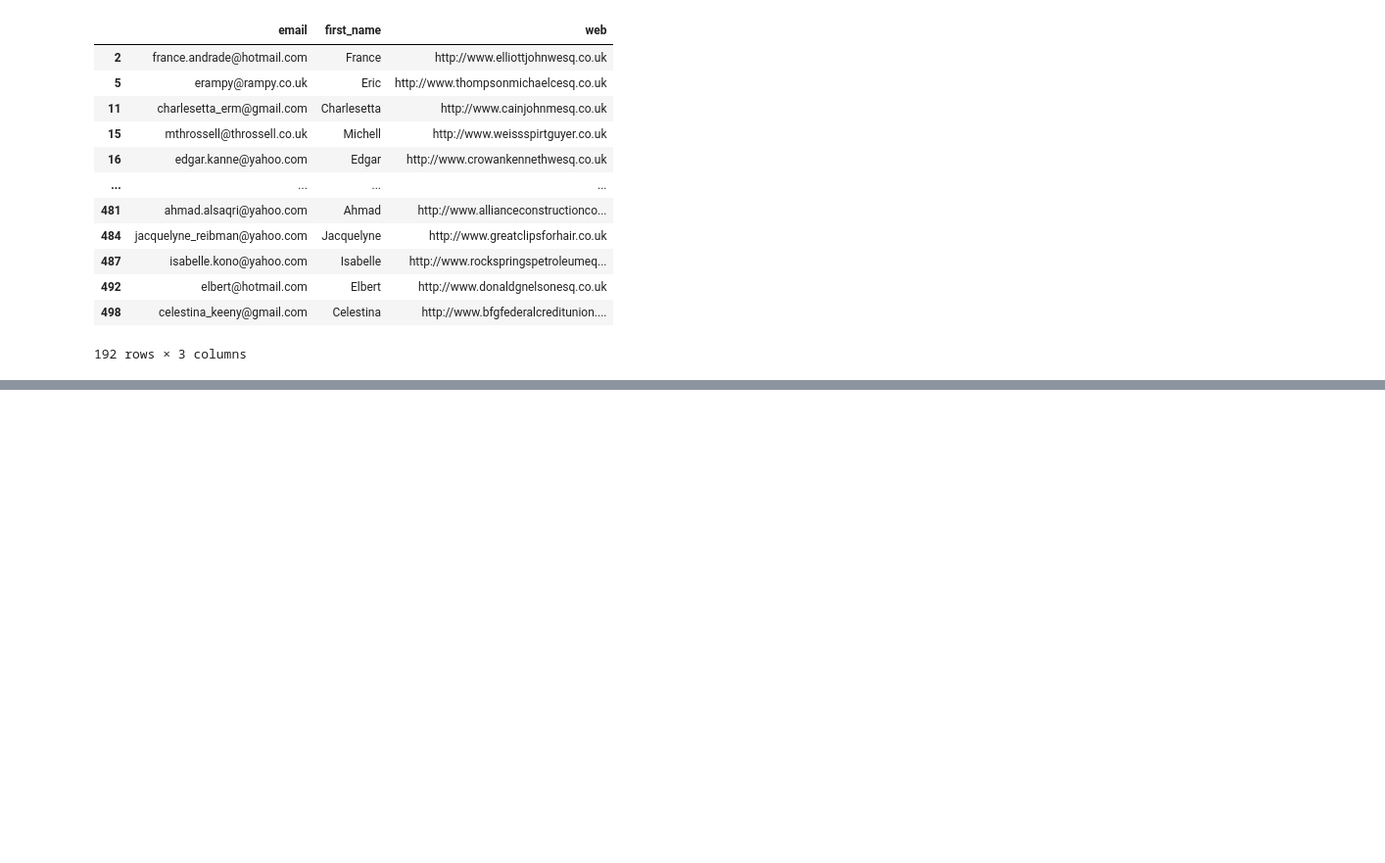
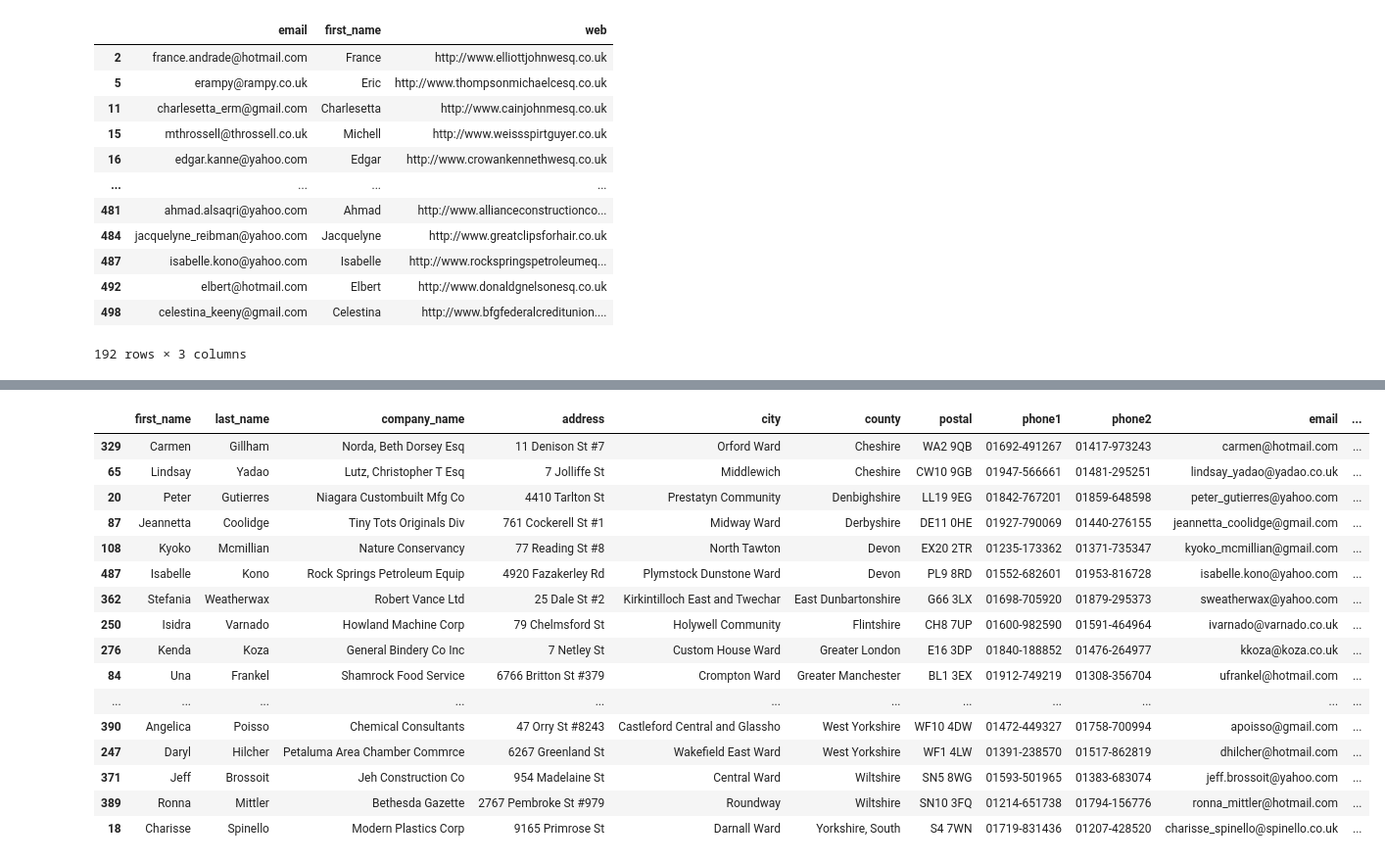
Before and after one commit to dindadinho93/Python-Exercise, a Jupyter notebook: iloc_and_loc.ipynb, the cells around one changed output, grey strips where cells are left out. Shown: that part at 98% size. Saved outputs shown, nothing was run; the diff lists cells and outputs as text; code cells hidden in the pictures; blank space fills up the shorter version.

```diff
--- a/iloc_and_loc.ipynb
+++ b/iloc_and_loc.ipynb
@@ -243,0 +282,20 @@ data.loc[data['id'] > 2000, "first_name"] = "John"
+# %%
+data.loc[data['id'] < 100].sort_values('county')
+# %% [output]
+|  | first_name | last_name | company_name | address | city | county | postal | phone1 | phone2 | email | ... |
+| 329 | Carmen | Gillham | Norda, Beth Dorsey Esq | 11 Denison St #7 | Orford Ward | Cheshire | WA2 9QB | 01692-491267 | 01417-973243 | carmen@hotmail.com | ... |
+| 65 | Lindsay | Yadao | Lutz, Christopher T Esq | 7 Jolliffe St | Middlewich | Cheshire | CW10 9GB | 01947-566661 | 01481-295251 | lindsay_yadao@yadao.co.uk | ... |
+| 20 | Peter | Gutierres | Niagara Custombuilt Mfg Co | 4410 Tarlton St | Prestatyn Community | Denbighshire | LL19 9EG | 01842-767201 | 01859-648598 | peter_gutierres@yahoo.com | ... |
+| 87 | Jeannetta | Coolidge | Tiny Tots Originals Div | 761 Cockerell St #1 | Midway Ward | Derbyshire | DE11 0HE | 01927-790069 | 01440-276155 | jeannetta_coolidge@gmail.com | ... |
+| 108 | Kyoko | Mcmillian | Nature Conservancy | 77 Reading St #8 | North Tawton | Devon | EX20 2TR | 01235-173362 | 01371-735347 | kyoko_mcmillian@gmail.com | ... |
+| 487 | Isabelle | Kono | Rock Springs Petroleum Equip | 4920 Fazakerley Rd | Plymstock Dunstone Ward | Devon | PL9 8RD | 01552-682601 | 01953-816728 | isabelle.kono@yahoo.com | ... |
+| 362 | Stefania | Weatherwax | Robert Vance Ltd | 25 Dale St #2 | Kirkintilloch East and Twechar | East Dunbartonshire | G66 3LX | 01698-705920 | 01879-295373 | sweatherwax@yahoo.com | ... |
+| 250 | Isidra | Varnado | Howland Machine Corp | 79 Chelmsford St | Holywell Community | Flintshire | CH8 7UP | 01600-982590 | 01591-464964 | ivarnado@varnado.co.uk | ... |
+| 276 | Kenda | Koza | General Bindery Co Inc | 7 Netley St | Custom House Ward | Greater London | E16 3DP | 01840-188852 | 01476-264977 | kkoza@koza.co.uk | ... |
+| 84 | Una | Frankel | Shamrock Food Service | 6766 Britton St #379 | Crompton Ward | Greater Manchester | BL1 3EX | 01912-749219 | 01308-356704 | ufrankel@hotmail.com | ... |
+| ... | ... | ... | ... | ... | ... | ... | ... | ... | ... | ... | ... |
+| 390 | Angelica | Poisso | Chemical Consultants | 47 Orry St #8243 | Castleford Central and Glassho | West Yorkshire | WF10 4DW | 01472-449327 | 01758-700994 | apoisso@gmail.com | ... |
+| 247 | Daryl | Hilcher | Petaluma Area Chamber Commrce | 6267 Greenland St | Wakefield East Ward | West Yorkshire | WF1 4LW | 01391-238570 | 01517-862819 | dhilcher@hotmail.com | ... |
+| 371 | Jeff | Brossoit | Jeh Construction Co | 954 Madelaine St | Central Ward | Wiltshire | SN5 8WG | 01593-501965 | 01383-683074 | jeff.brossoit@yahoo.com | ... |
+| 389 | Ronna | Mittler | Bethesda Gazette | 2767 Pembroke St #979 | Roundway | Wiltshire | SN10 3FQ | 01214-651738 | 01794-156776 | ronna_mittler@hotmail.com | ... |
+| 18 | Charisse | Spinello | Modern Plastics Corp | 9165 Primrose St | Darnall Ward | Yorkshire, South | S4 7WN | 01719-831436 | 01207-428520 | charisse_spinello@spinello.co.uk | ... |
```
Also changed, not shown: parts of 6 cells of this notebook.
